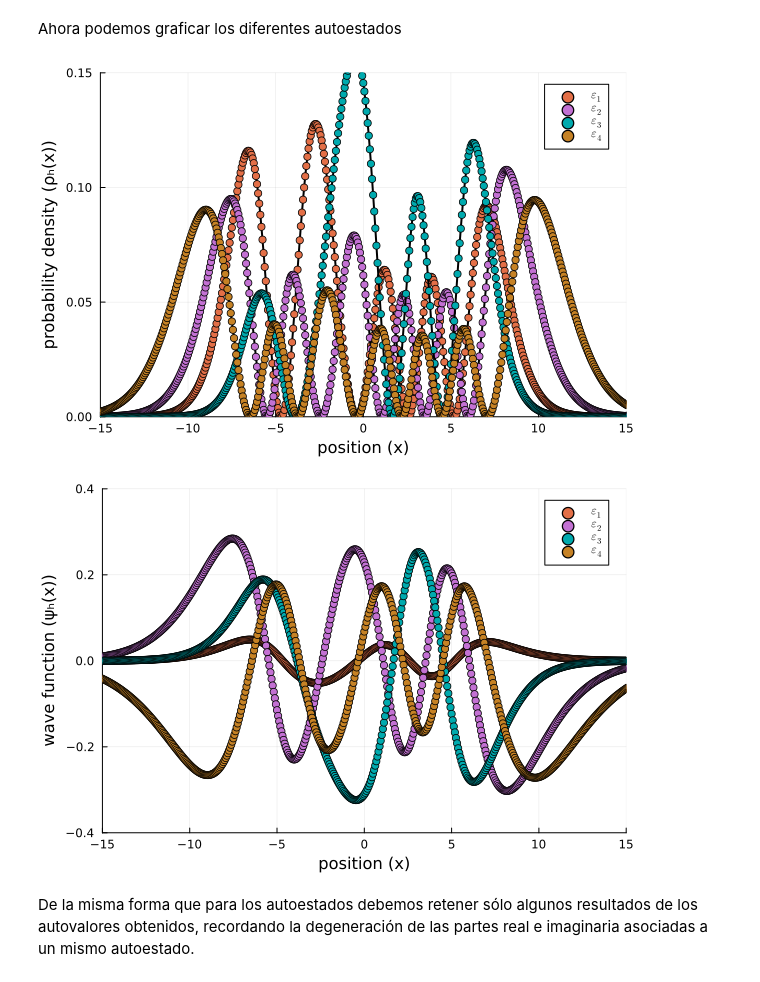
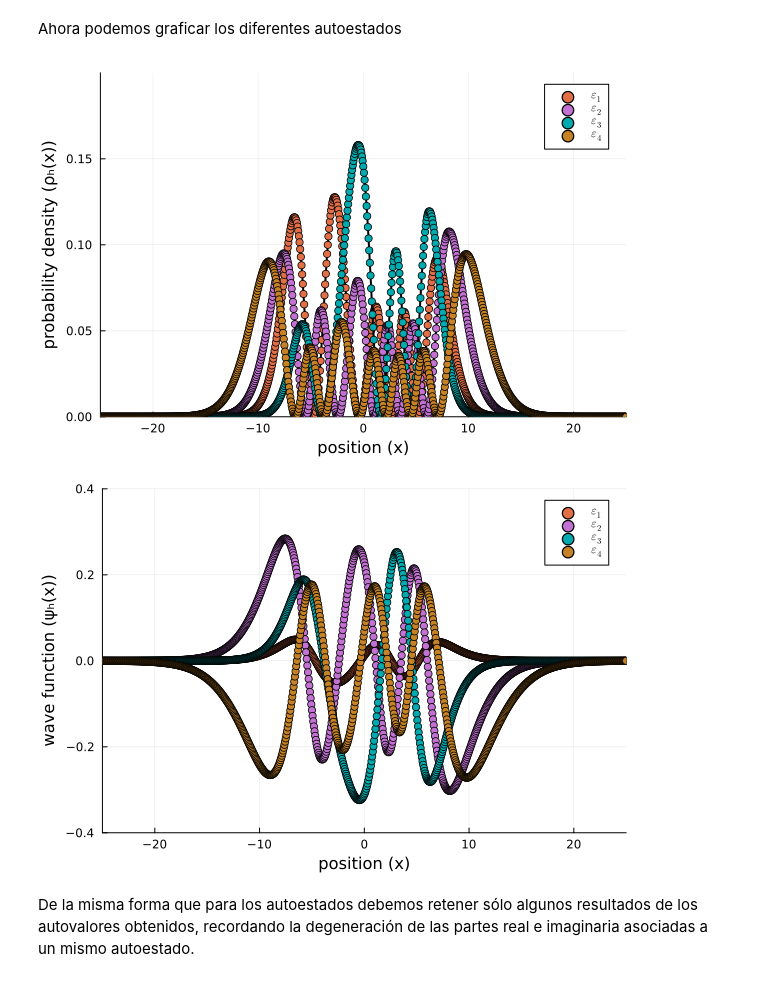
Before and after one commit to mendzmartin/ElectronNuclear_Coupling_Dynamics, a Jupyter notebook: codes/03_Code.ipynb, the cells around one changed output. Saved outputs shown, nothing was run; the diff lists cells and outputs as text; code cells hidden in the pictures.

```diff
--- a/codes/03_Code.ipynb
+++ b/codes/03_Code.ipynb
@@ -98,7 +96,7 @@ Vₕ_1D = MultiFieldFESpace([Vₕre_1D, Vₕim_1D]);
 
 R=2.0;R₁=-5.0;R₂=5.0;Rc=1.5;Rf=1.5; # parameters
 
-pₕ,qₕ,rₕ=eigenvalue_problem_functions((R,R₁,R₂,Rc,Rf);switch_potential = "Electron_Nuclear_Potential")
-aₕ_1D,bₕ_1D=bilineal_forms_ReImParts(pₕ,qₕ,rₕ,dΩ_1D;switch_potential = "Electron_Nuclear_Potential");
+pₕ,qₕ,rₕ=eigenvalue_problem_functions((R,R₁,R₂,Rc,Rf);switch_potential = "Electron_Nuclear_Potential_1D")
+aₕ_1D,bₕ_1D=bilineal_forms_ReImParts(pₕ,qₕ,rₕ,dΩ_1D;switch_potential = "Electron_Nuclear_Potential_1D");
 # %% [output]
 Set Electron-Nuclear potential
@@ -146,21 +153,21 @@ Ahora podemos graficar los diferentes autoestados
 # %%
 plotting=true
 if plotting
     plot1=plot()
     ρₕreim_1D=zeros(Float64,length(pts))
     for i in [1,2,3,4]
         ρₕreim_1D=real(conj(ϕₕreim_1D[i].(pts)).*(ϕₕreim_1D[i].(pts)))
-        plot1=plot!(x,ρₕreim_1D,label="",lw=2,lc=:"black",ylim=(0,0.15),xlim=(-15,15))
-        plot1=scatter!(x,ρₕreim_1D,label="\$ \\epsilon_{$(i)}\$",lw=0.1,ylim=(0,0.15),xlim=(-15,15))
+        plot1=plot!(x,ρₕreim_1D,label="",lw=2,lc=:"black",ylim=(0,0.20),xlim=(-25,25))
+        plot1=scatter!(x,ρₕreim_1D,label="\$ \\epsilon_{$(i)}\$",lw=0.1,ylim=(0,0.20),xlim=(-25,25))
         plot1=plot!(xlabel="position (x)",ylabel="probability density (ρₕ(x))")
     end
 
     plot3=plot(plot1)
     display(plot3)
     # savefig(plot3,path_plots*"density_eigenstates_FWP_individual.pdf");
 end
 # %% [output]
-[figure, old version]
+[figure, new version]
 # %%
 plotting=true
 if plotting
@@ -168,8 +175,8 @@ if plotting
     ρₕreim_1D=zeros(Float64,length(pts))
     for i in [1,2,3,4]
         ψₕreim_1D=real(ϕₕreim_1D[i].(pts))
-        plot1=plot!(x,ψₕreim_1D,label="",lw=2,lc=:"black",ylim=(-0.4,0.4),xlim=(-15,15))
-        plot1=scatter!(x,ψₕreim_1D,label="\$ \\epsilon_{$(i)}\$",lw=0.1,ylim=(-0.4,0.4),xlim=(-15,15))
+        plot1=plot!(x,ψₕreim_1D,label="",lw=2,lc=:"black",ylim=(-0.4,0.4),xlim=(-25,25))
+        plot1=scatter!(x,ψₕreim_1D,label="\$ \\epsilon_{$(i)}\$",lw=0.1,ylim=(-0.4,0.4),xlim=(-25,25))
         plot1=plot!(xlabel="position (x)",ylabel="wave function (ψₕ(x))")
     end
 
@@ -178,7 +185,7 @@ if plotting
     # savefig(plot3,path_plots*"eigenstates_FWP_individual.pdf");
 end
 # %% [output]
-[figure, old version]
+[figure, new version]
 # %% [markdown]
 De la misma forma que para los autoestados debemos retener sólo algunos resultados de los autovalores obtenidos, recordando la degeneración de las partes real e imaginaria asociadas a un mismo autoestado.
 # %%
```
Also changed, not shown: parts of 32 cells of this notebook, 1 other file.
